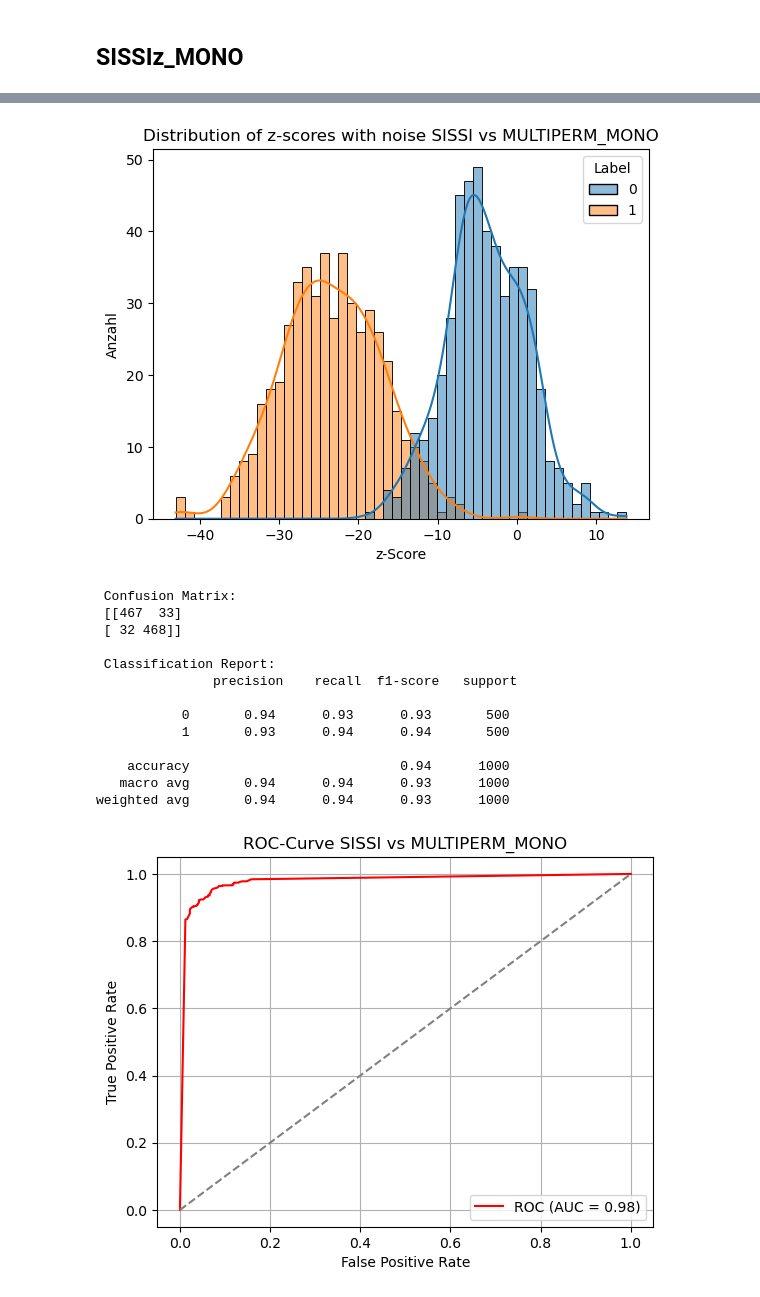
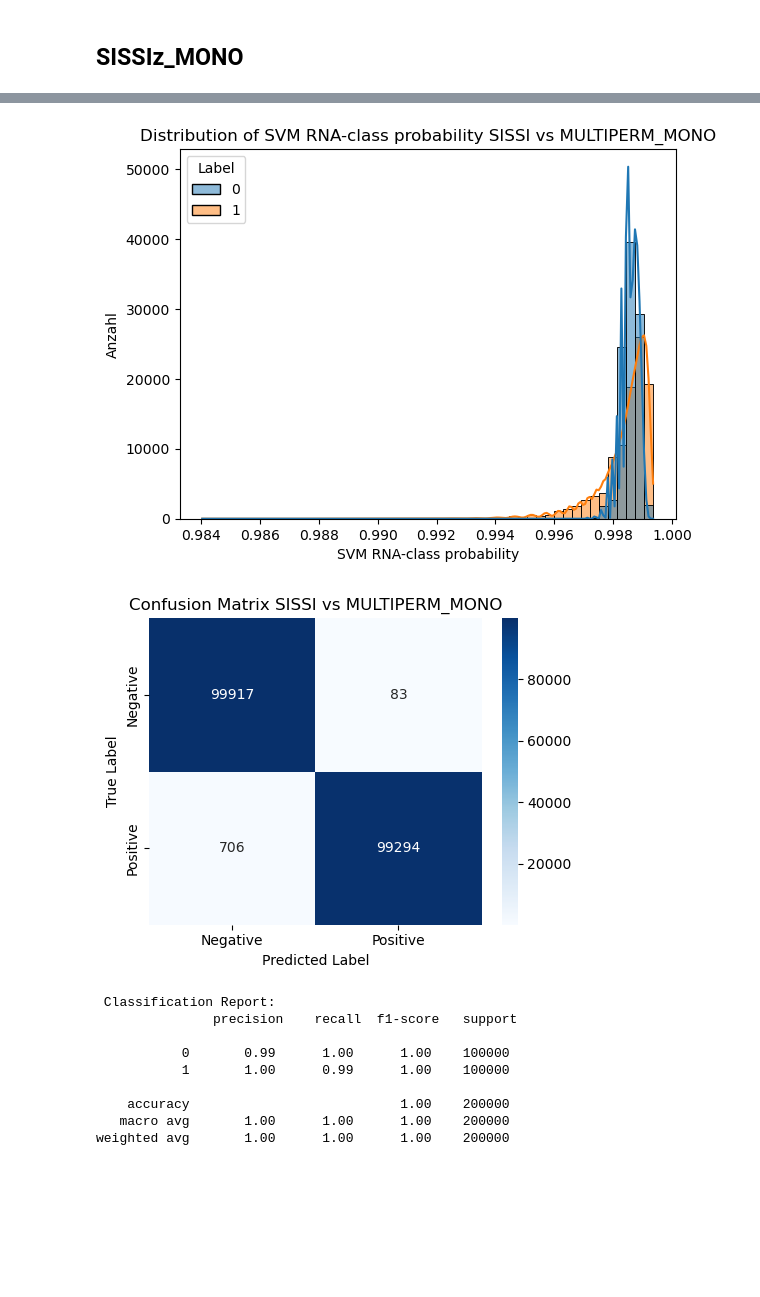
Before and after one commit to Faragas91/Masterarbeit, a Jupyter notebook: 2.Versuch/Scripts/ROC-Curve_RNAz.ipynb, the cells around one changed output, grey strips where cells are left out. Cells and saved outputs as stored; diff of their text form; code cells hidden in the pictures; blank space fills up the shorter version.

```diff
--- a/2.Versuch/Scripts/ROC-Curve_RNAz.ipynb
+++ b/2.Versuch/Scripts/ROC-Curve_RNAz.ipynb
@@ -52,12 +74,12 @@ def evaluate_classifier_with_noise(df_positive, df_negative, pos_label=1, neg_la
 # %%
 import pandas as pd
 
-df_sissi = pd.read_excel("C:/bla/Waste/MA/2.Versuch/Data/RNAz_Excel/sissi.xlsx", usecols=['SVM RNA-class probability'])
-df_sissiz_mono = pd.read_excel("C:/bla/Waste/MA/2.Versuch/Data/RNAz_Excel/sissiz_mono.xlsx", usecols=['SVM RNA-class probability'])
-df_sissiz_di = pd.read_excel("C:/bla/Waste/MA/2.Versuch/Data/RNAz_Excel/sissiz_di.xlsx", usecols=['SVM RNA-class probability'])
-df_multiperm_mono = pd.read_excel("C:/bla/Waste/MA/2.Versuch/Data/RNAz_Excel/multiperm_mono.xlsx", usecols=['SVM RNA-class probability'])
-df_multiperm_di = pd.read_excel("C:/bla/Waste/MA/2.Versuch/Data/RNAz_Excel/multiperm_di.xlsx", usecols=['SVM RNA-class probability'])
-df_aln_shuffle = pd.read_excel("C:/bla/Waste/MA/2.Versuch/Data/RNAz_Excel/alifoldz.xlsx", usecols=['SVM RNA-class probability'])
+df_sissi = pd.DataFrame(pd.read_excel("D:/Masterarbeit/2.Versuch/Data/RNAz_Excel/sissi.xlsx", usecols=['SVM RNA-class probability']))
+df_sissiz_mono = pd.DataFrame(pd.read_excel("D:/Masterarbeit/2.Versuch/Data/RNAz_Excel/sissiz_mono.xlsx", usecols=['SVM RNA-class probability']))
+df_sissiz_di = pd.DataFrame(pd.read_excel("D:/Masterarbeit/2.Versuch/Data/RNAz_Excel/sissiz_di.xlsx", usecols=['SVM RNA-class probability']))
+df_multiperm_mono = pd.DataFrame(pd.read_excel("D:/Masterarbeit/2.Versuch/Data/RNAz_Excel/multiperm_mono.xlsx", usecols=['SVM RNA-class probability']))
+df_multiperm_di = pd.DataFrame(pd.read_excel("D:/Masterarbeit/2.Versuch/Data/RNAz_Excel/multiperm_di.xlsx", usecols=['SVM RNA-class probability']))
+df_aln_shuffle = pd.DataFrame(pd.read_excel("D:/Masterarbeit/2.Versuch/Data/RNAz_Excel/alifoldz.xlsx", usecols=['SVM RNA-class probability']))
 # %% [markdown]
 ## SISSIz_MONO
 # %%
@@ -100,18 +115,14 @@ weighted avg       0.97      0.97      0.97      1000
 # %%
-evaluate_classifier_with_noise(df_sissi, df_multiperm_mono, title_suffix="SISSI vs MULTIPERM_MONO")
+evaluate_classifier(df_sissi, df_multiperm_mono, title_suffix="SISSI vs MULTIPERM_MONO", save_path="D:/Masterarbeit/2.Versuch/Result/RNAz/")
 # %% [output]
-[figure, old version]
+[figure, new version]
+[figure, new version]
- Confusion Matrix:
- [[467  33]
- [ 32 468]]
-
  Classification Report:
                precision    recall  f1-score   support
 
-           0       0.94      0.93      0.93       500
-           1       0.93      0.94      0.94       500
+           0       0.99      1.00      1.00    100000
+           1       1.00      0.99      1.00    100000
 
-    accuracy                           0.94      1000
-   macro avg       0.94      0.94      0.93      1000
-weighted avg       0.94      0.94      0.93      1000
+    accuracy                           1.00    200000
+   macro avg       1.00      1.00      1.00    200000
+weighted avg       1.00      1.00      1.00    200000
-[figure, old version]
```
Also changed, not shown: parts of 7 cells of this notebook, 1 other file.
